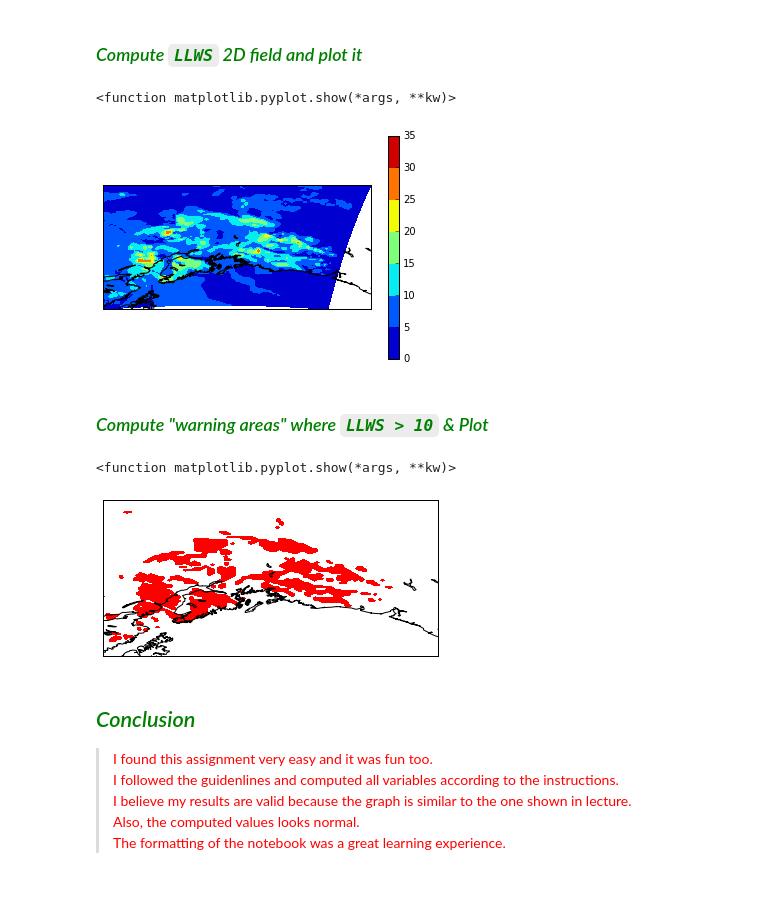
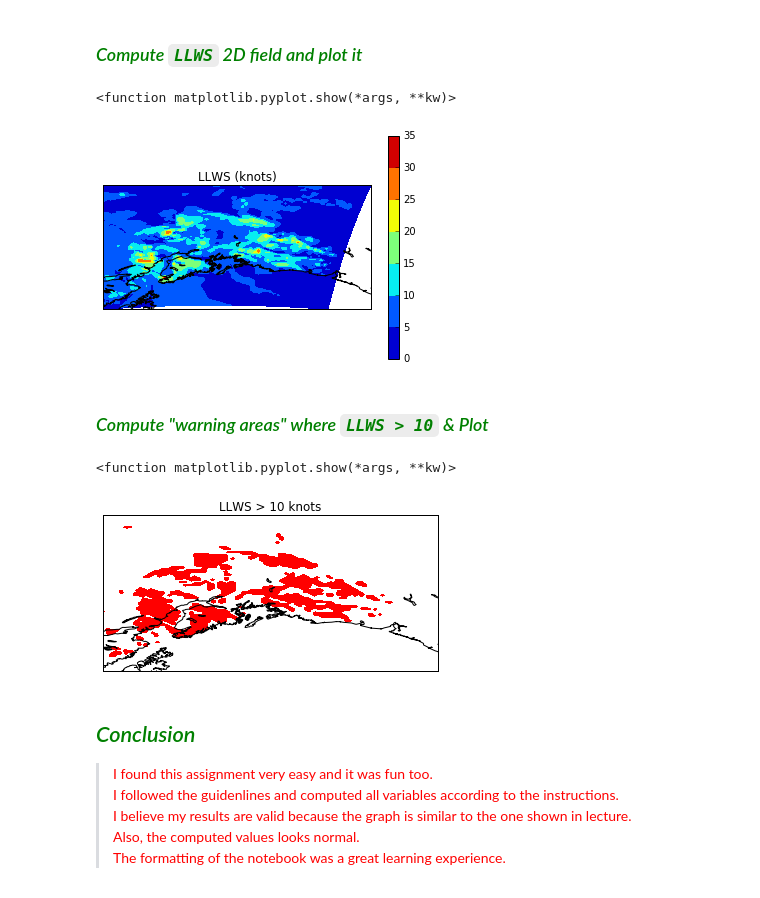
Before and after one commit to jackofalltradesprogrammer/ScientificComputing2, a Jupyter notebook: Assignment_4/Assignment4.ipynb, the cells around one changed output. Drawn from its saved outputs; the diff is of its cells as text; code cells hidden in the pictures.

```diff
--- a/Assignment_4/Assignment4.ipynb
+++ b/Assignment_4/Assignment4.ipynb
@@ -102,34 +102,36 @@ map2d_x, map2d_y = the_map(XLON[0,:,:], XLAT[0,:,:])
 
 the_map.contourf(map2d_x, map2d_y, LLWS[:,:])
 
+plt.title("LLWS (knots)")
 plt.colorbar()
 plt.show
 # %% [output]
 <function matplotlib.pyplot.show(*args, **kw)>
-[figure, old version]
+[figure, new version]
 # %% [markdown]
 ### <font color='green'> *Compute "warning areas" where `LLWS > 10` & Plot*</font>
 # %%
 THRESHOLD = 10.0
 masked_array = (LLWS > THRESHOLD)
 
 # This is all we need to define a cylindrical map project
 the_map = bm.Basemap(projection='cyl',
                     llcrnrlon=ll_lon,
                     llcrnrlat=ll_lat,
                     urcrnrlon=ur_lon,
                     urcrnrlat=ur_lat,
                     resolution= 'i',
                     area_thresh=100.0)
 the_map.drawcoastlines()
 
 
 cmap = matplotlib.colors.ListedColormap(['w','r'])
 plt.contourf(map2d_x, map2d_y, masked_array, cmap=cmap)
+plt.title("LLWS > 10 knots")
 plt.show
 # %% [output]
 <function matplotlib.pyplot.show(*args, **kw)>
-[figure, old version]
+[figure, new version]
 # %% [markdown]
 ## <font color='green'>*Conclusion*</font>
 > <font color='red'>I found this assignment very easy and it was fun too.<br> I followed the guidenlines and computed all variables according to the instructions.<br> I believe my results are valid because the graph is similar to the one shown in lecture.<br> Also, the computed values looks normal.<br> The formatting of the notebook was a great learning experience. </font>
```
